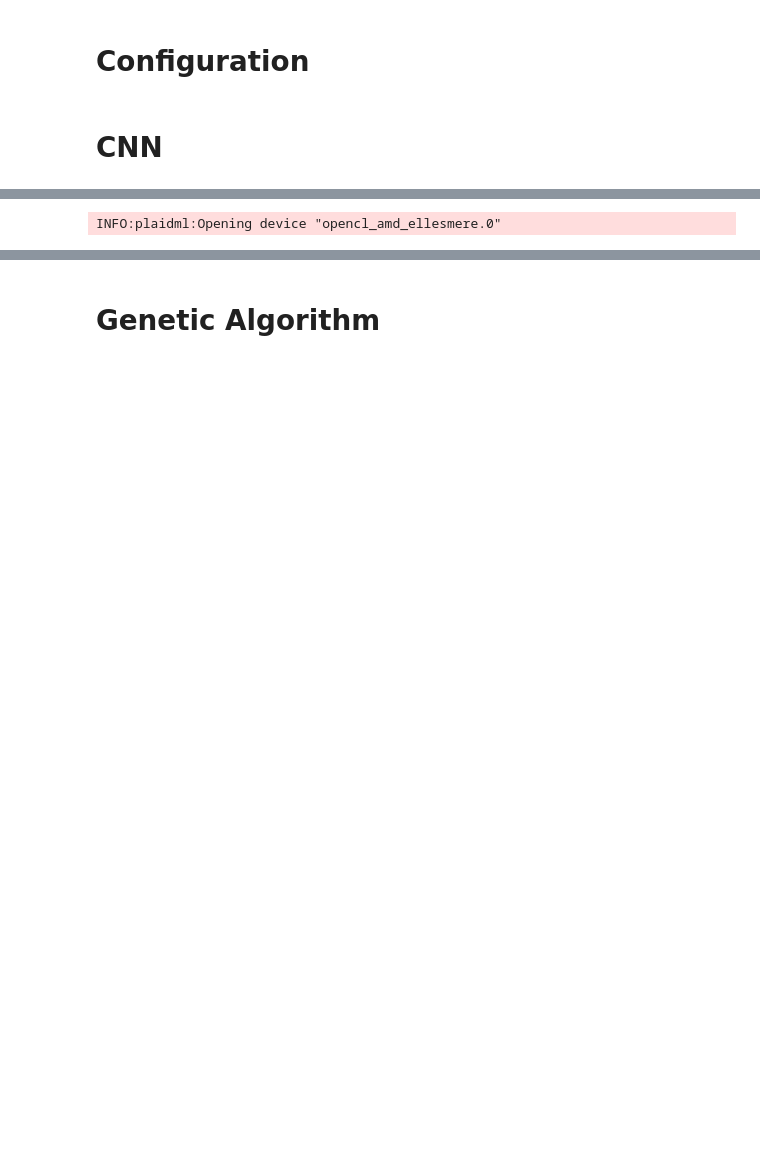
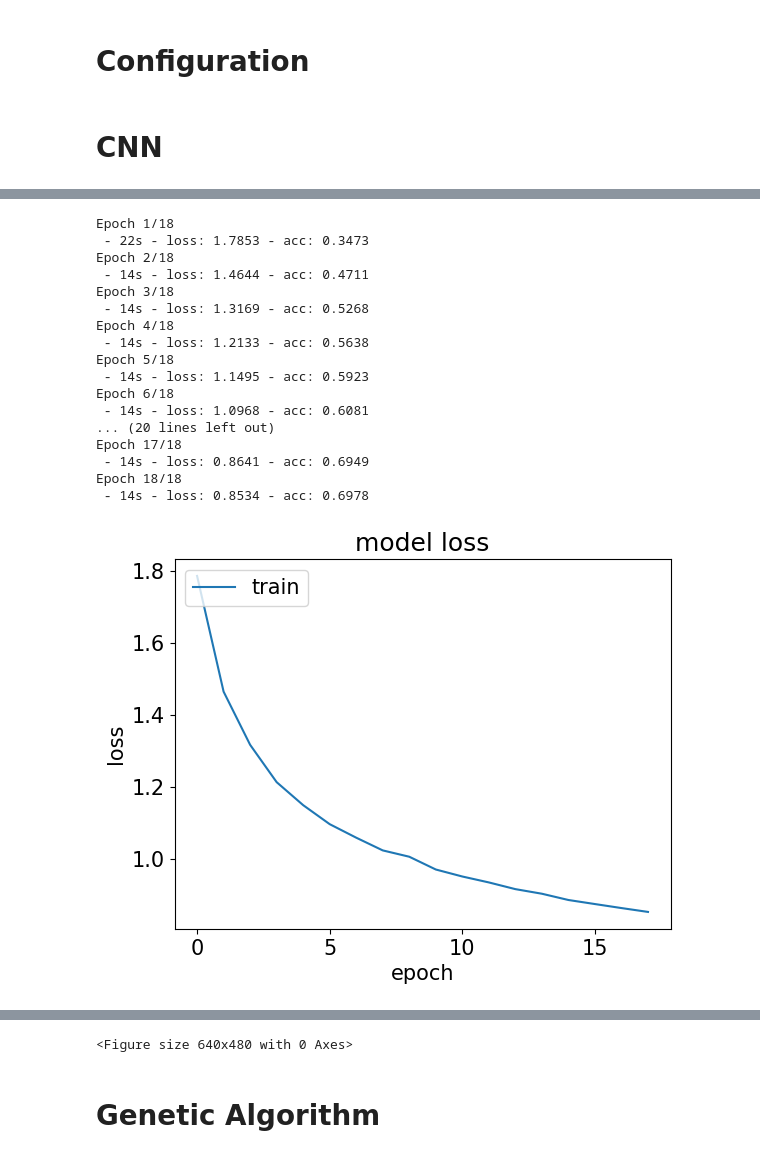
Before and after one commit to matemeglecz/neural_network_optimization_ga, a Jupyter notebook: neural-networks-hw.ipynb, the cells around one changed output, grey strips where cells are left out. Drawn from its saved outputs; the diff is of its cells as text; code cells hidden in the pictures; blank space fills up the shorter version.

```diff
--- a/neural-networks-hw.ipynb
+++ b/neural-networks-hw.ipynb
@@ -158,7 +159,24 @@ Downloading data from https://www.cs.toronto.edu/~kriz/cifar-10-python.tar.gz
 # %%
-config = Configuration(2, ActivationType.relu, PoolingTypes.avg_pooling, 2, 151, ActivationType.relu, 42, ActivationType.softmax, 0.6599541350938929, OptimizerType.sgd, 0.020280410342938485, 3, 32)
+config = Configuration(3, ActivationType.relu, PoolingTypes.avg_pooling, 7, 231, ActivationType.relu, ActivationType.softmax, True, 0.4556783710964882, False, 0.5, OptimizerType.sgd, 0.0335575973334044, 18, 64) #best i found
 res = cnn(config, img_train, img_test, label_train, label_test)
 
 print(res)
 # %% [output]
-INFO:plaidml:Opening device "opencl_amd_ellesmere.0"
+Epoch 1/18
+ - 22s - loss: 1.7853 - acc: 0.3473
+Epoch 2/18
+ - 14s - loss: 1.4644 - acc: 0.4711
+Epoch 3/18
+ - 14s - loss: 1.3169 - acc: 0.5268
+Epoch 4/18
+ - 14s - loss: 1.2133 - acc: 0.5638
+Epoch 5/18
+ - 14s - loss: 1.1495 - acc: 0.5923
+Epoch 6/18
+ - 14s - loss: 1.0968 - acc: 0.6081
+... (20 lines left out)
+Epoch 17/18
+ - 14s - loss: 0.8641 - acc: 0.6949
+Epoch 18/18
+ - 14s - loss: 0.8534 - acc: 0.6978
+[figure, added]
@@ -173,3 +185,4 @@ Epoch 3/3
+<Figure size 640x480 with 0 Axes>
 # %% [markdown]
 # Genetic Algorithm
 # %%
```
Also changed, not shown: parts of 32 cells of this notebook, 2 other files.
